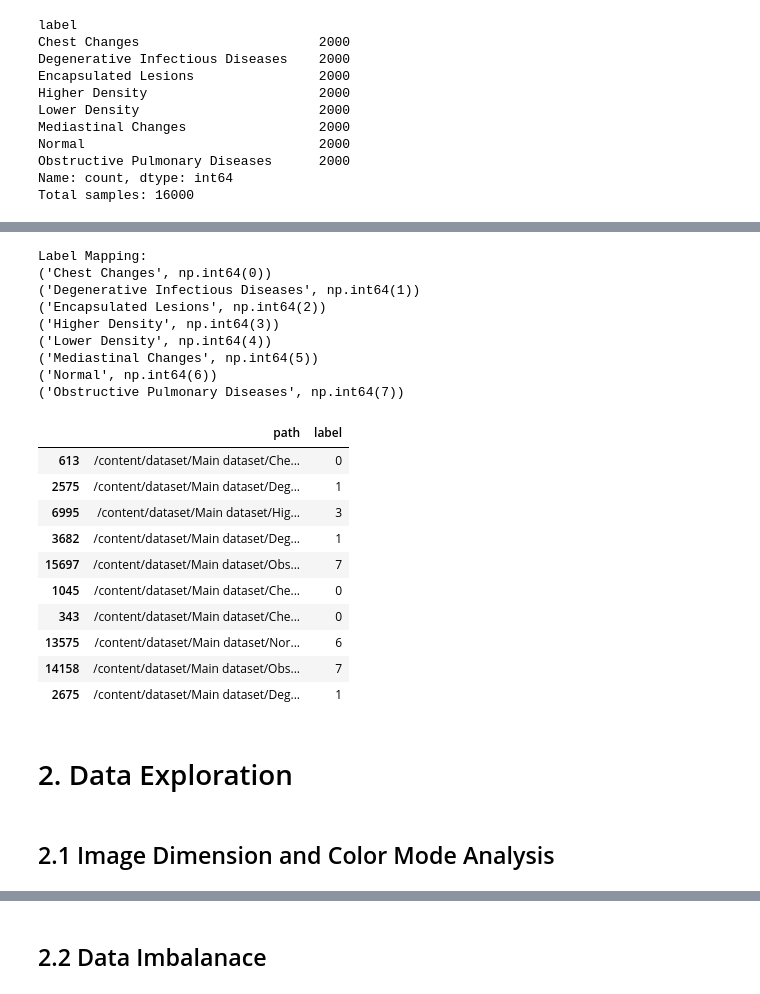
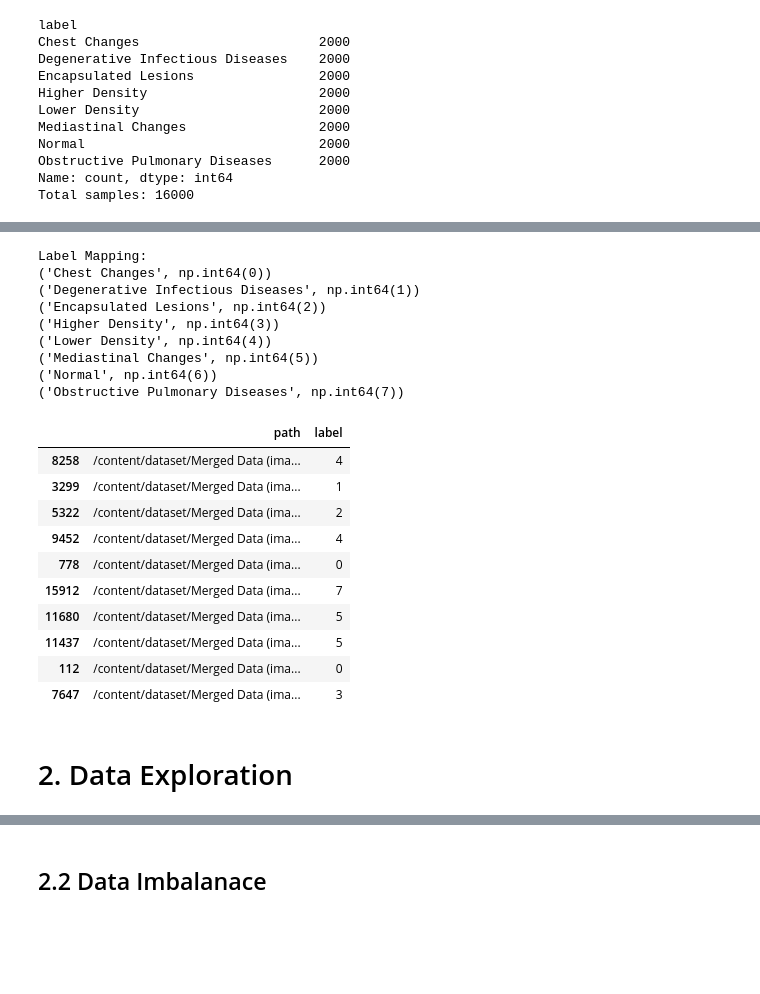
Before and after one commit to Arifuzzaman-Munaf/lung-disease-classification, a Jupyter notebook: main.ipynb, the cells around one changed output, grey strips where cells are left out. Drawn from its saved outputs; the diff is of its cells as text; code cells hidden in the pictures; blank space fills up the shorter version.

```diff
--- a/main.ipynb
+++ b/main.ipynb
@@ -72,7 +110,7 @@ Extracting dataset...
 import utils
 
 # create a dataframe of image dataset
-df = utils.create_dataframe(cfg.dataset_path)
-df.head()
+df_merged = utils.create_dataframe(cfg.merged_dataset_path)
+df_merged.head()
 # %% [output]
 |  | path | label |
@@ -112,15 +156,15 @@ utils.show_images(df)
 samples_per_class = 2000
 
 # Group by label and sample
-df_sampled = (
-    df.groupby("label", group_keys=False)
+df_merged_samples = (
+    df_merged.groupby("label", group_keys=False)
       .apply(lambda x: x.sample(n=samples_per_class, random_state=42))
       .reset_index(drop=True)
 )
 
 # Verify 1000 per class
-print(df_sampled['label'].value_counts())
-print(f"Total samples: {len(df_sampled)}")
+print(df_merged_samples['label'].value_counts())
+print(f"Total samples: {len(df_merged_samples)}")
 # %% [output]
 label
 Chest Changes                       2000
@@ -135,0 +189,4 @@ Total samples: 16000
+# %%
+# creating image only data from the merged samples
+df_image = utils.create_image_dataframe(df_merged_samples)
+df_image.head()
@@ -136,40 +209,39 @@ Total samples: 16000
 # %%
 from sklearn.preprocessing import LabelEncoder
 
 # create instance of label encoder
 le = LabelEncoder()
 
-# Fit the encoder and transform labels
-df_sampled['label'] = le.fit_transform(df_sampled['label'])
+# Fit the encoder and transform labels for both dataset
+df_merged_samples['label'] = le.fit_transform(df_merged_samples['label'])
+df_image['label'] = le.transform(df_image['label'])
 
 # Check mapping of class label
 label_mapping = dict(zip(le.classes_, le.transform(le.classes_)))
 print("Label Mapping:", *label_mapping.items(), sep="\n")
 
-# Show 5 random rows from df_sampled
-df_sampled.sample(10, random_state=None)
+# Show 5 random rows from df_merged_samples
+df_merged_samples.sample(10, random_state=None)
 # %% [output]
 Label Mapping:
 ('Chest Changes', np.int64(0))
 ('Degenerative Infectious Diseases', np.int64(1))
 ('Encapsulated Lesions', np.int64(2))
 ('Higher Density', np.int64(3))
 ('Lower Density', np.int64(4))
 ('Mediastinal Changes', np.int64(5))
 ('Normal', np.int64(6))
 ('Obstructive Pulmonary Diseases', np.int64(7))
 |  | path | label |
-| 613 | /content/dataset/Main dataset/Che... | 0 |
-| 2575 | /content/dataset/Main dataset/Deg... | 1 |
-| 6995 | /content/dataset/Main dataset/Hig... | 3 |
-| 3682 | /content/dataset/Main dataset/Deg... | 1 |
-| 15697 | /content/dataset/Main dataset/Obs... | 7 |
-| 1045 | /content/dataset/Main dataset/Che... | 0 |
-| 343 | /content/dataset/Main dataset/Che... | 0 |
-| 13575 | /content/dataset/Main dataset/Nor... | 6 |
-| 14158 | /content/dataset/Main dataset/Obs... | 7 |
-| 2675 | /content/dataset/Main dataset/Deg... | 1 |
+| 8258 | /content/dataset/Merged Data (ima... | 4 |
+| 3299 | /content/dataset/Merged Data (ima... | 1 |
+| 5322 | /content/dataset/Merged Data (ima... | 2 |
+| 9452 | /content/dataset/Merged Data (ima... | 4 |
+| 778 | /content/dataset/Merged Data (ima... | 0 |
+| 15912 | /content/dataset/Merged Data (ima... | 7 |
+| 11680 | /content/dataset/Merged Data (ima... | 5 |
+| 11437 | /content/dataset/Merged Data (ima... | 5 |
+| 112 | /content/dataset/Merged Data (ima... | 0 |
+| 7647 | /content/dataset/Merged Data (ima... | 3 |
 # %% [markdown]
 # 2. Data Exploration
-# %% [markdown]
-## 2.1 Image Dimension and Color Mode Analysis
```
Also changed, not shown: parts of 62 cells of this notebook.
